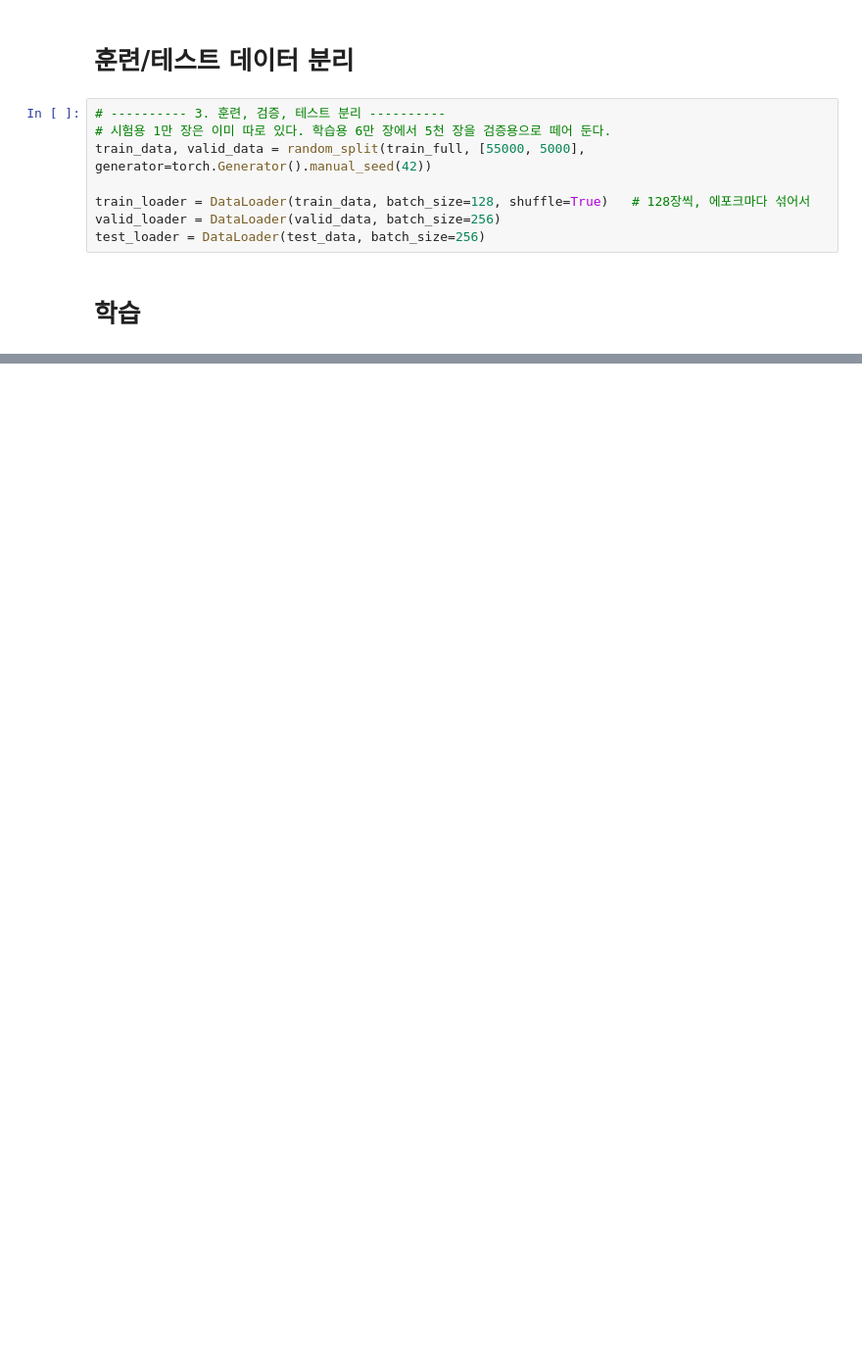
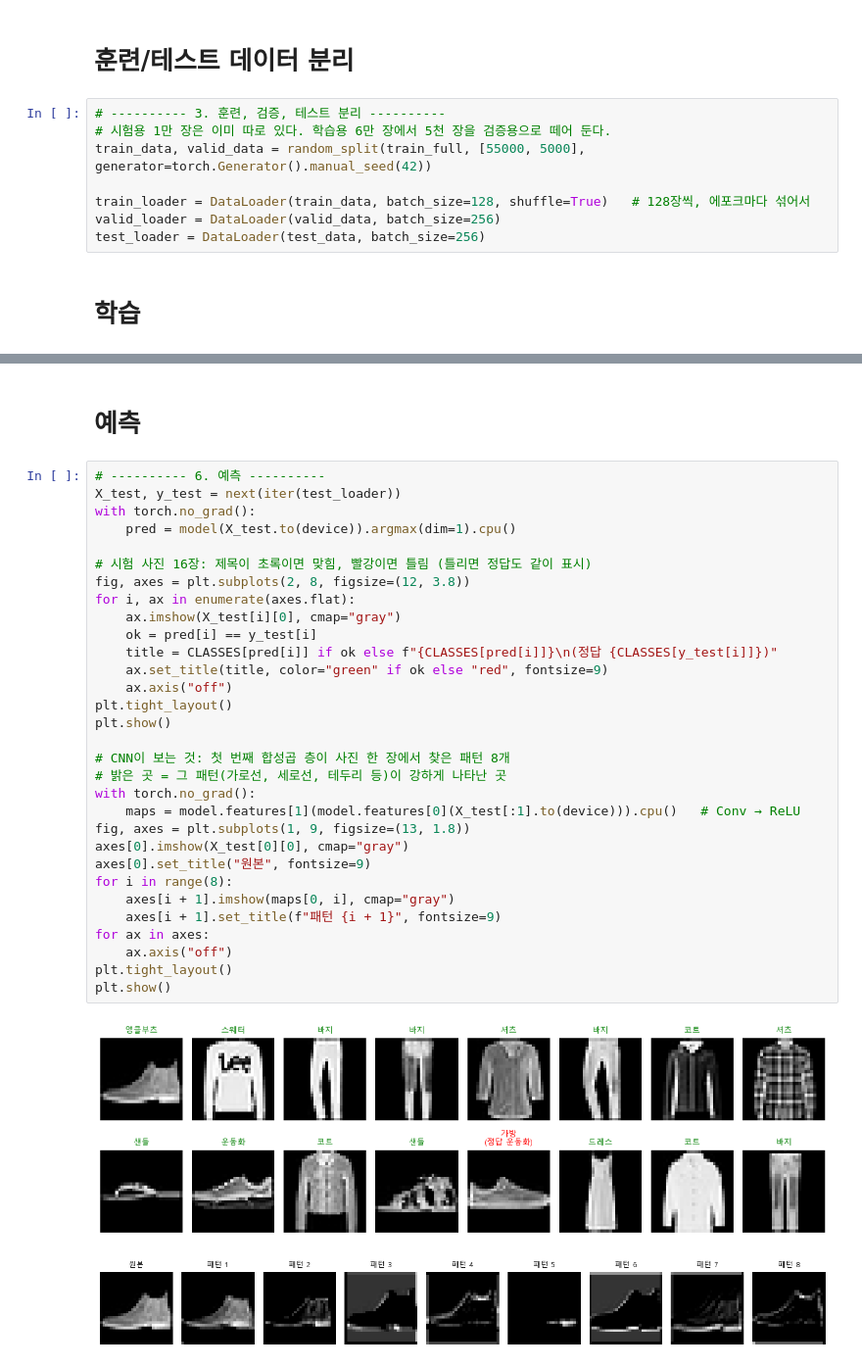
Before and after one commit to st8324/aws7, a Jupyter notebook: python/dl/06_CNN_특징찾기.ipynb, the cells around one changed output, grey strips where cells are left out. Shown at 98% size. Cells and saved outputs as stored; diff of their text form; blank space fills up the shorter version.

```diff
--- a/python/dl/06_CNN_특징찾기.ipynb
+++ b/python/dl/06_CNN_특징찾기.ipynb
@@ -125,0 +241,36 @@ print("학습할 숫자:", sum(p.numel() for p in model.parameters()))
+# %% [markdown]
+# 예측
+# %%
+# ---------- 6. 예측 ----------
+X_test, y_test = next(iter(test_loader))
+with torch.no_grad():
+    pred = model(X_test.to(device)).argmax(dim=1).cpu()
+
+# 시험 사진 16장: 제목이 초록이면 맞힘, 빨강이면 틀림 (틀리면 정답도 같이 표시)
+fig, axes = plt.subplots(2, 8, figsize=(12, 3.8))
+for i, ax in enumerate(axes.flat):
+    ax.imshow(X_test[i][0], cmap="gray")
+    ok = pred[i] == y_test[i]
+    title = CLASSES[pred[i]] if ok else f"{CLASSES[pred[i]]}\n(정답 {CLASSES[y_test[i]]})"
+    ax.set_title(title, color="green" if ok else "red", fontsize=9)
+    ax.axis("off")
+plt.tight_layout()
+plt.show()
+
+# CNN이 보는 것: 첫 번째 합성곱 층이 사진 한 장에서 찾은 패턴 8개
+# 밝은 곳 = 그 패턴(가로선, 세로선, 테두리 등)이 강하게 나타난 곳
+with torch.no_grad():
+    maps = model.features[1](model.features[0](X_test[:1].to(device))).cpu()   # Conv → ReLU
+fig, axes = plt.subplots(1, 9, figsize=(13, 1.8))
+axes[0].imshow(X_test[0][0], cmap="gray")
+axes[0].set_title("원본", fontsize=9)
+for i in range(8):
+    axes[i + 1].imshow(maps[0, i], cmap="gray")
+    axes[i + 1].set_title(f"패턴 {i + 1}", fontsize=9)
+for ax in axes:
+    ax.axis("off")
+plt.tight_layout()
+plt.show()
+# %% [output]
+[figure, added]
+[figure, added]
```
Also changed, not shown: parts of 5 cells of this notebook, 3 other files.
